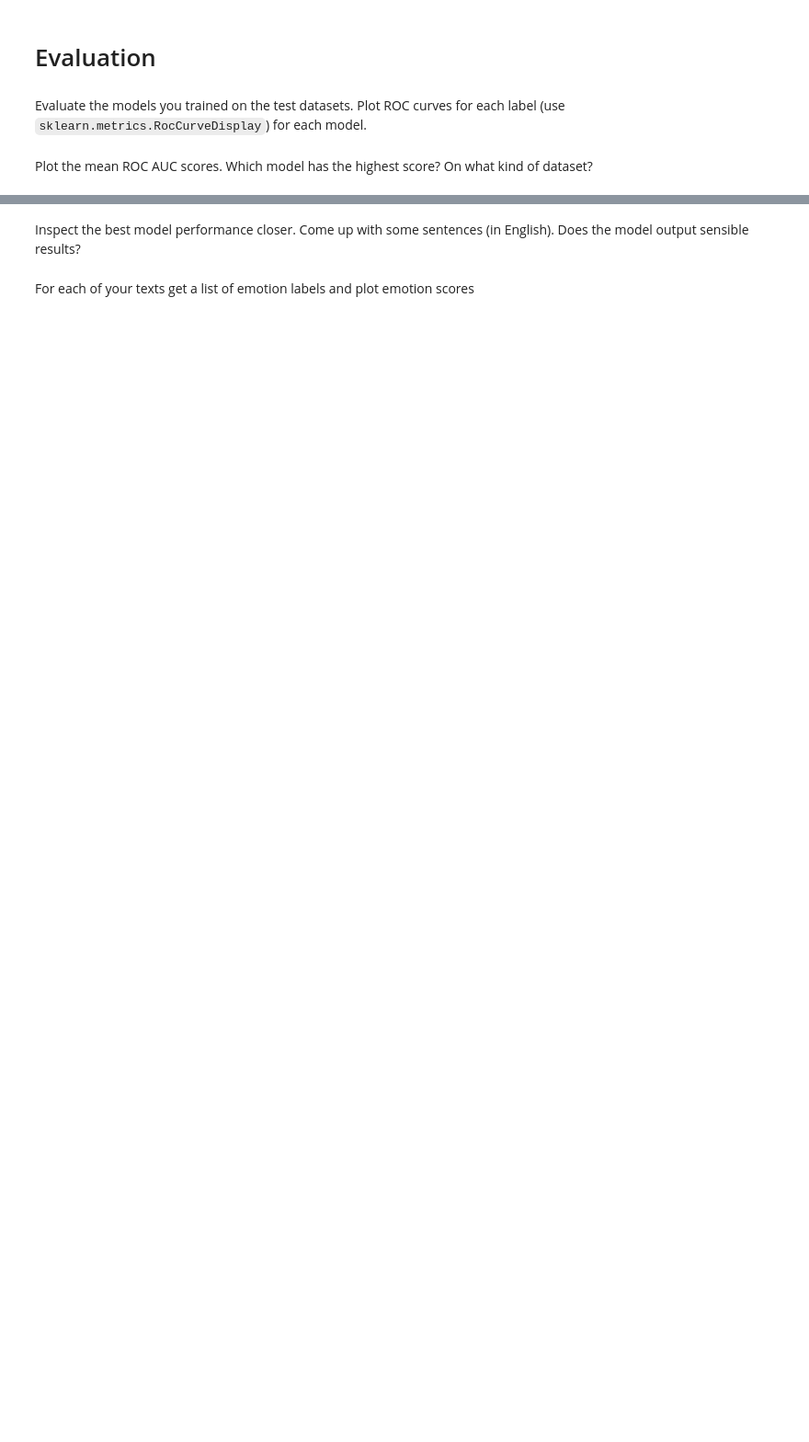
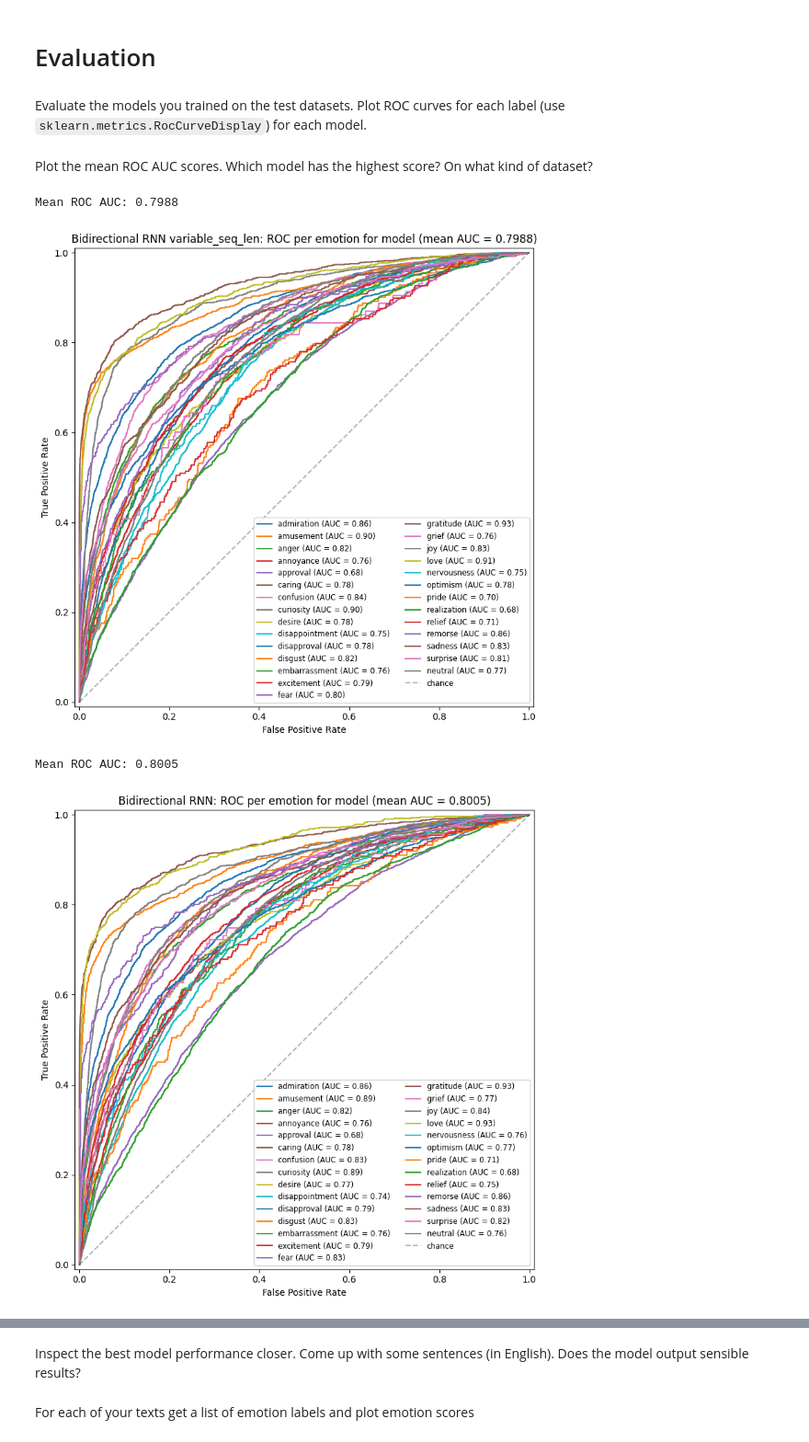
Before and after one commit to ReSpix/neural, a Jupyter notebook: notebooks/rnn/sequence_classification.ipynb, the cells around one changed output, grey strips where cells are left out. Shown at 92% size. Saved outputs shown, nothing was run; the diff lists cells and outputs as text; code cells hidden in the pictures; blank space fills up the shorter version.

```diff
--- a/notebooks/rnn/sequence_classification.ipynb
+++ b/notebooks/rnn/sequence_classification.ipynb
@@ -437,2 +471,28 @@ def plot_roc_curve(
+# %%
+models_roc = []
+models_f1 = []
+
+for file in MODEL_CHECKPOINT_DIR.iterdir():
+    if file.is_dir():
+        continue
+
+    model = keras.models.load_model(file)
+
+    if "auc" in file.name:
+        models_roc.append(model)
+    else:
+        models_f1.append(model)
 # %% [markdown]
 Plot the mean ROC AUC scores. Which model has the highest score? On what kind of dataset?
+# %%
+for model in models_roc:
+    fig, ax = plt.subplots(figsize=(10, 8))
+    mean_auc = plot_roc_curve(X_test, y_test, model, ax=ax)
+    print(f"Mean ROC AUC: {mean_auc:.4f}")
+    plt.tight_layout()
+    plt.show()
+# %% [output]
+Mean ROC AUC: 0.7988
+[figure, added]
+Mean ROC AUC: 0.8005
+[figure, added]
```
Also changed, not shown: parts of 15 cells of this notebook.
